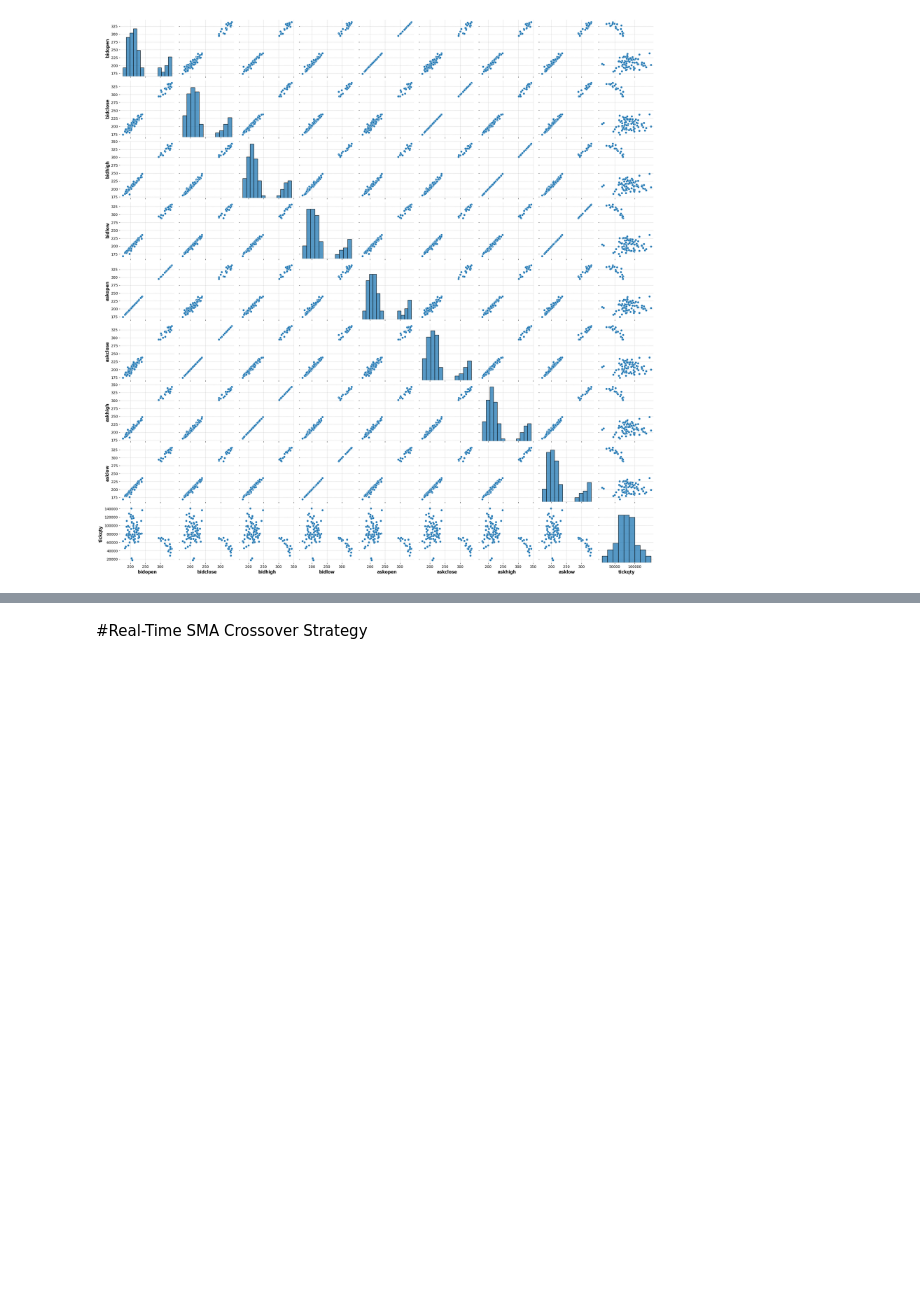
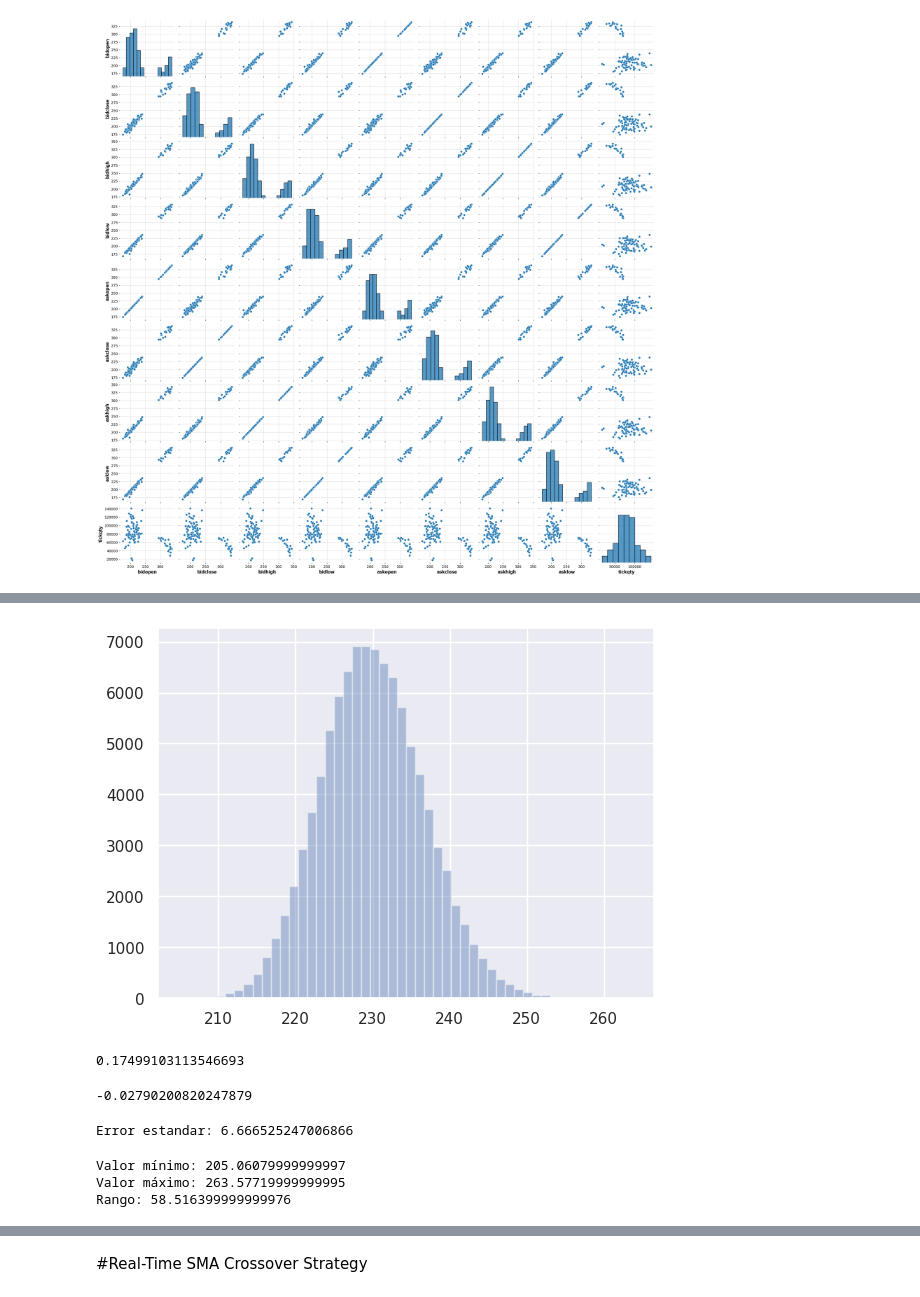
Before and after one commit to calosos/py_resumenes_codigos, a Jupyter notebook: Trading_analysis.ipynb, the cells around one changed output, grey strips where cells are left out. Cells and saved outputs as stored; diff of their text form; code cells hidden in the pictures; blank space fills up the shorter version.

```diff
--- a/Trading_analysis.ipynb
+++ b/Trading_analysis.ipynb
@@ -671,0 +774,34 @@ sns.pairplot(data_candles);
+# %%
+cansles_mid = candles_bid['Mid']
+# %%
+means = []
+# %%
+for i in range(100_000):
+    sample = cansles_mid.sample(n=50, replace=True)
+    means.append(sample.mean())
+
+serie_means = pd.Series(means)
+# %%
+sns.distplot(serie_means, kde=False, norm_hist=False);
+# %% [output]
+[figure, added]
+# %%
+serie_means.skew()
+# %% [output]
+0.17499103113546693
+# %%
+serie_means.kurtosis()
+# %% [output]
+-0.02790200820247879
+# %%
+print(f'Error estandar: {serie_means.std()}')
+# %% [output]
+Error estandar: 6.666525247006866
+# %%
+print(f'Valor mínimo: {serie_means.min()}')
+print(f'Valor máximo: {serie_means.max()}')
+print(f'Rango: {serie_means.max() - serie_means.min()}')
+# %% [output]
+Valor mínimo: 205.06079999999997
+Valor máximo: 263.57719999999995
+Rango: 58.516399999999976
```
Also changed, not shown: parts of 47 cells of this notebook.
